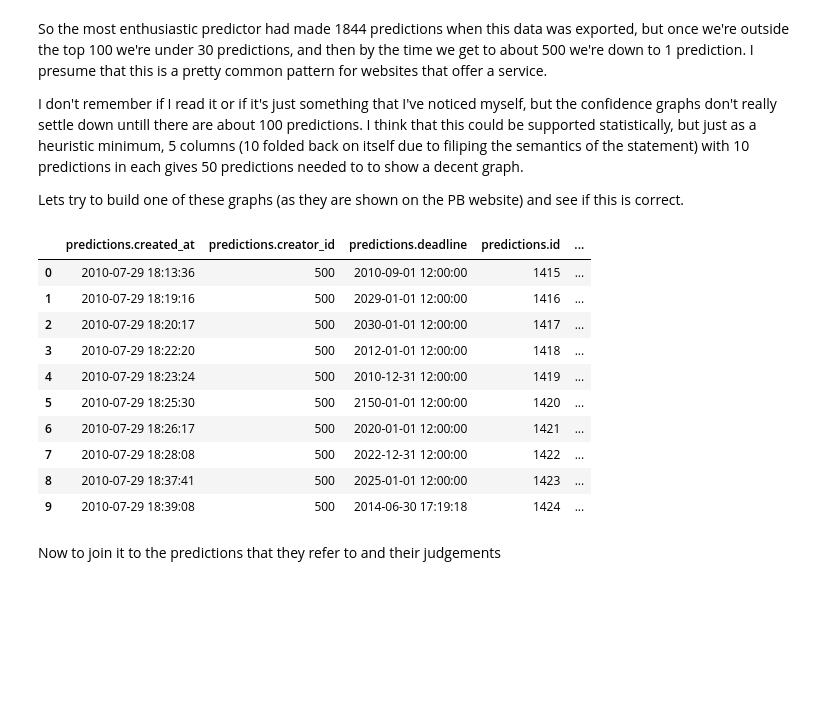
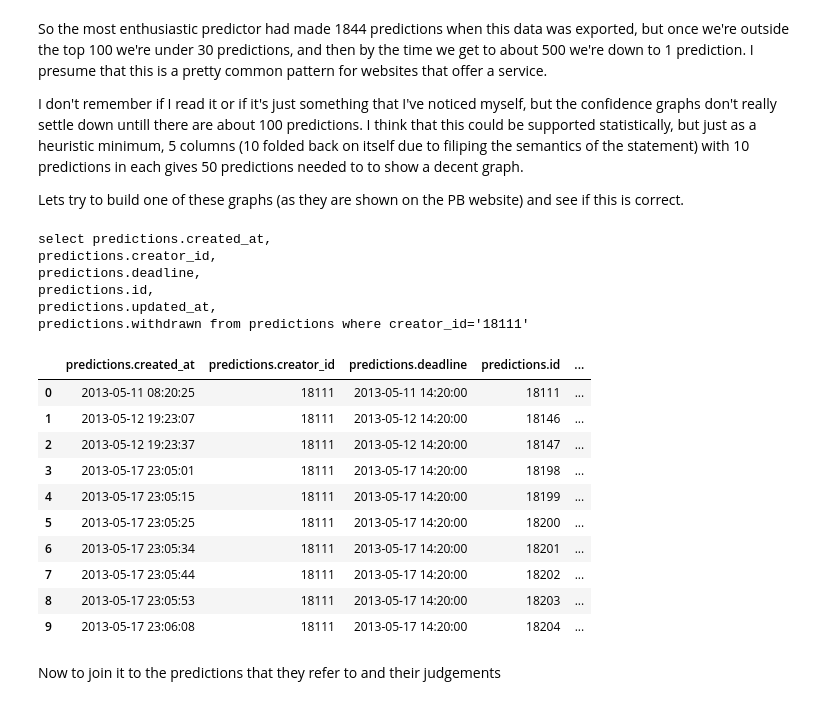
Before and after one commit to notionparallax/GA-DataScience, a Jupyter notebook: Prediction book analysis/PB exploration.ipynb, the cells around one changed output. Cells and saved outputs as stored; diff of their text form; code cells hidden in the pictures; blank space fills up the shorter version.

```diff
--- a/Prediction book analysis/PB exploration.ipynb
+++ b/Prediction book analysis/PB exploration.ipynb
@@ -189,12 +206,18 @@ Almost exactly 1 per person.
 
 Given that we know that there is quite an active core of users there must be a lot of people who have made no predictions at all! Lets see what the distributuon is:
 # %%
-q = queryAsTable("""select creator_id, count(creator_id) from  mysql.predictions group by creator_id order by count(creator_id) desc""", maxrows=0)
+q = queryAsTable("""
+SELECT creator_id,
+       Count(creator_id)
+FROM   mysql.predictions
+GROUP  BY creator_id
+ORDER  BY Count(creator_id) DESC
+""", maxrows=0)
 
-print "top predictor: {:>4} (id:{:>5})".format( q["count(creator_id)"][0],   q.iloc[0]['predictions.creator_id'] )
-print "number two:    {:>4} (id:{:>5})".format( q["count(creator_id)"][1],   q.iloc[1]['predictions.creator_id'] )
-print "#100:          {:>4} (id:{:>5})".format( q["count(creator_id)"][99],  q.iloc[99]['predictions.creator_id'] )
-print "#500:          {:>4} (id:{:>5})".format( q["count(creator_id)"][499], q.iloc[499]['predictions.creator_id'] )
+print "top predictor: {:>4} (id:{:>5})".format( q["Count(creator_id)"][0],   q.iloc[0]['predictions.creator_id'] )
+print "number two:    {:>4} (id:{:>5})".format( q["Count(creator_id)"][1],   q.iloc[1]['predictions.creator_id'] )
+print "#100:          {:>4} (id:{:>5})".format( q["Count(creator_id)"][99],  q.iloc[99]['predictions.creator_id'] )
+print "#500:          {:>4} (id:{:>5})".format( q["Count(creator_id)"][499], q.iloc[499]['predictions.creator_id'] )
 
 counts=q.drop("predictions.creator_id",1)
 counts.plot()
@@ -245,23 +274,29 @@ Lets try to build one of these graphs (as they are shown on the PB website) and
 # %%
 columns = ['predictions.created_at', 'predictions.creator_id', 'predictions.deadline', 'predictions.id', 'predictions.updated_at',  'predictions.withdrawn']
 #removed  'predictions.uuid' 'predictions.private' 'predictions.version' as they probably aren't useful at this stage
-heroPredictor = str(q["predictions.creator_id"][0])
+heroPredictor = str(q["predictions.creator_id"][2])
 query = "select {} from predictions where creator_id='{}'".format(", \n".join(columns), heroPredictor)
-#print query
-q = queryAsTable(query, maxrows=10, how=2)
-q
+print query
+newq = queryAsTable(query, maxrows=10, how=2)
+newq
 # %% [output]
+select predictions.created_at,
+predictions.creator_id,
+predictions.deadline,
+predictions.id,
+predictions.updated_at,
+predictions.withdrawn from predictions where creator_id='18111'
 |  | predictions.created_at | predictions.creator_id | predictions.deadline | predictions.id | ... |
-| 0 | 2010-07-29 18:13:36 | 500 | 2010-09-01 12:00:00 | 1415 | ... |
-| 1 | 2010-07-29 18:19:16 | 500 | 2029-01-01 12:00:00 | 1416 | ... |
-| 2 | 2010-07-29 18:20:17 | 500 | 2030-01-01 12:00:00 | 1417 | ... |
-| 3 | 2010-07-29 18:22:20 | 500 | 2012-01-01 12:00:00 | 1418 | ... |
-| 4 | 2010-07-29 18:23:24 | 500 | 2010-12-31 12:00:00 | 1419 | ... |
-| 5 | 2010-07-29 18:25:30 | 500 | 2150-01-01 12:00:00 | 1420 | ... |
-| 6 | 2010-07-29 18:26:17 | 500 | 2020-01-01 12:00:00 | 1421 | ... |
-| 7 | 2010-07-29 18:28:08 | 500 | 2022-12-31 12:00:00 | 1422 | ... |
-| 8 | 2010-07-29 18:37:41 | 500 | 2025-01-01 12:00:00 | 1423 | ... |
-| 9 | 2010-07-29 18:39:08 | 500 | 2014-06-30 17:19:18 | 1424 | ... |
+| 0 | 2013-05-11 08:20:25 | 18111 | 2013-05-11 14:20:00 | 18111 | ... |
+| 1 | 2013-05-12 19:23:07 | 18111 | 2013-05-12 14:20:00 | 18146 | ... |
+| 2 | 2013-05-12 19:23:37 | 18111 | 2013-05-12 14:20:00 | 18147 | ... |
+| 3 | 2013-05-17 23:05:01 | 18111 | 2013-05-17 14:20:00 | 18198 | ... |
+| 4 | 2013-05-17 23:05:15 | 18111 | 2013-05-17 14:20:00 | 18199 | ... |
+| 5 | 2013-05-17 23:05:25 | 18111 | 2013-05-17 14:20:00 | 18200 | ... |
+| 6 | 2013-05-17 23:05:34 | 18111 | 2013-05-17 14:20:00 | 18201 | ... |
+| 7 | 2013-05-17 23:05:44 | 18111 | 2013-05-17 14:20:00 | 18202 | ... |
+| 8 | 2013-05-17 23:05:53 | 18111 | 2013-05-17 14:20:00 | 18203 | ... |
+| 9 | 2013-05-17 23:06:08 | 18111 | 2013-05-17 14:20:00 | 18204 | ... |
 # %% [markdown]
 Now to join it to the predictions that they refer to and their judgements
 # %%
```
Also changed, not shown: parts of 25 cells of this notebook.
